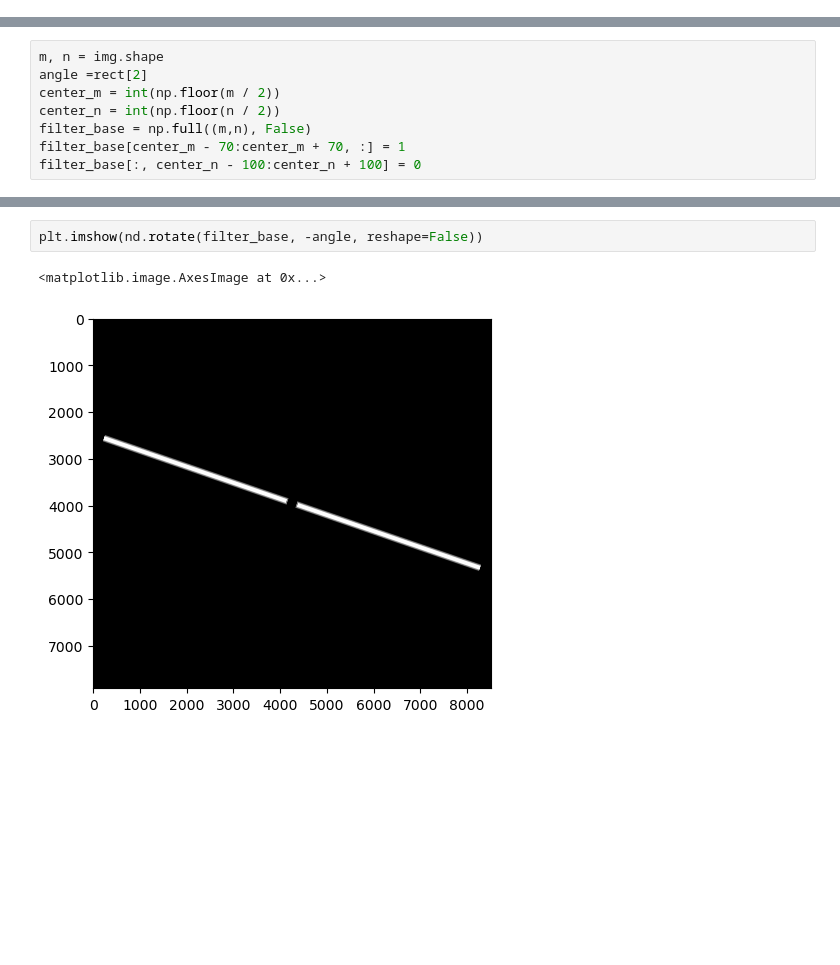
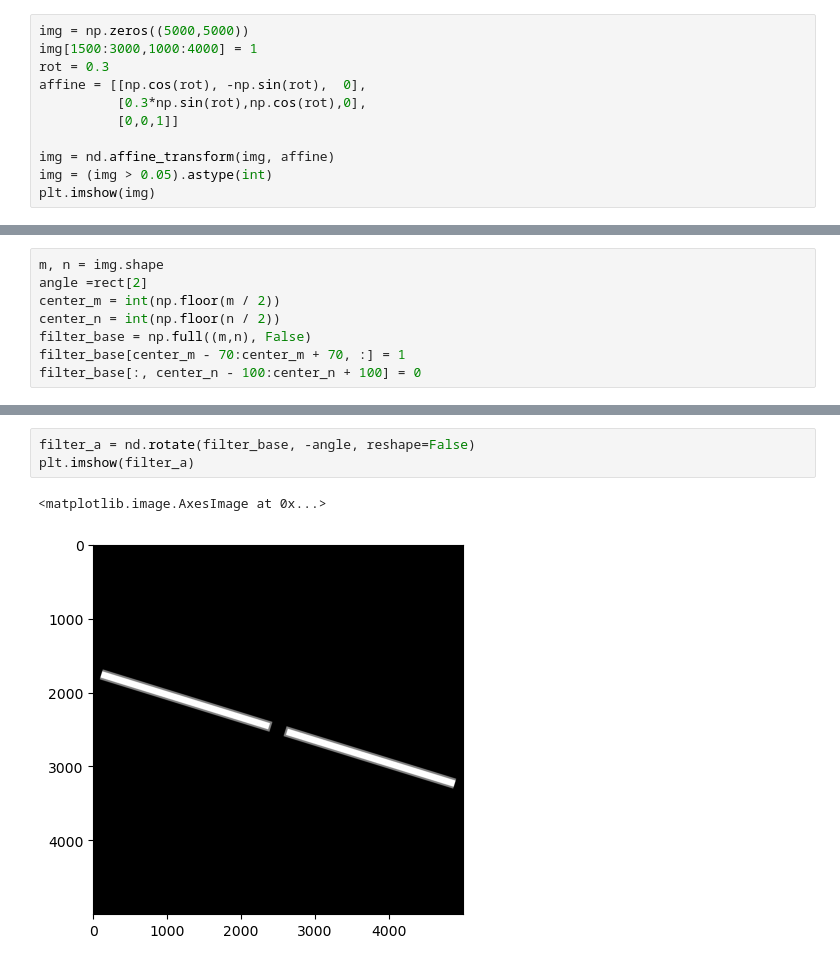
Before and after one commit to jacquelynsmale/LandsatFFT, a Jupyter notebook: cv_minimum_rectangle.ipynb, the cells around one changed output, grey strips where cells are left out. Cells and saved outputs as stored; diff of their text form; blank space fills up the shorter version.

```diff
--- a/cv_minimum_rectangle.ipynb
+++ b/cv_minimum_rectangle.ipynb
@@ -56,0 +52,11 @@ plt.imshow(img)
+# %%
+img = np.zeros((5000,5000))
+img[1500:3000,1000:4000] = 1
+rot = 0.3
+affine = [[np.cos(rot), -np.sin(rot),  0],
+          [0.3*np.sin(rot),np.cos(rot),0],
+          [0,0,1]]
+
+img = nd.affine_transform(img, affine)
+img = (img > 0.05).astype(int)
+plt.imshow(img)
@@ -111,6 +120,7 @@ plt.imshow(filter_base)
 # %%
-plt.imshow(nd.rotate(filter_base, -angle, reshape=False))
+filter_a = nd.rotate(filter_base, -angle, reshape=False)
+plt.imshow(filter_a)
 # %% [output]
 <matplotlib.image.AxesImage at 0x...>
-[figure, old version]
+[figure, new version]
 # %%
```
Also changed, not shown: parts of 12 cells of this notebook, 1 other file.
